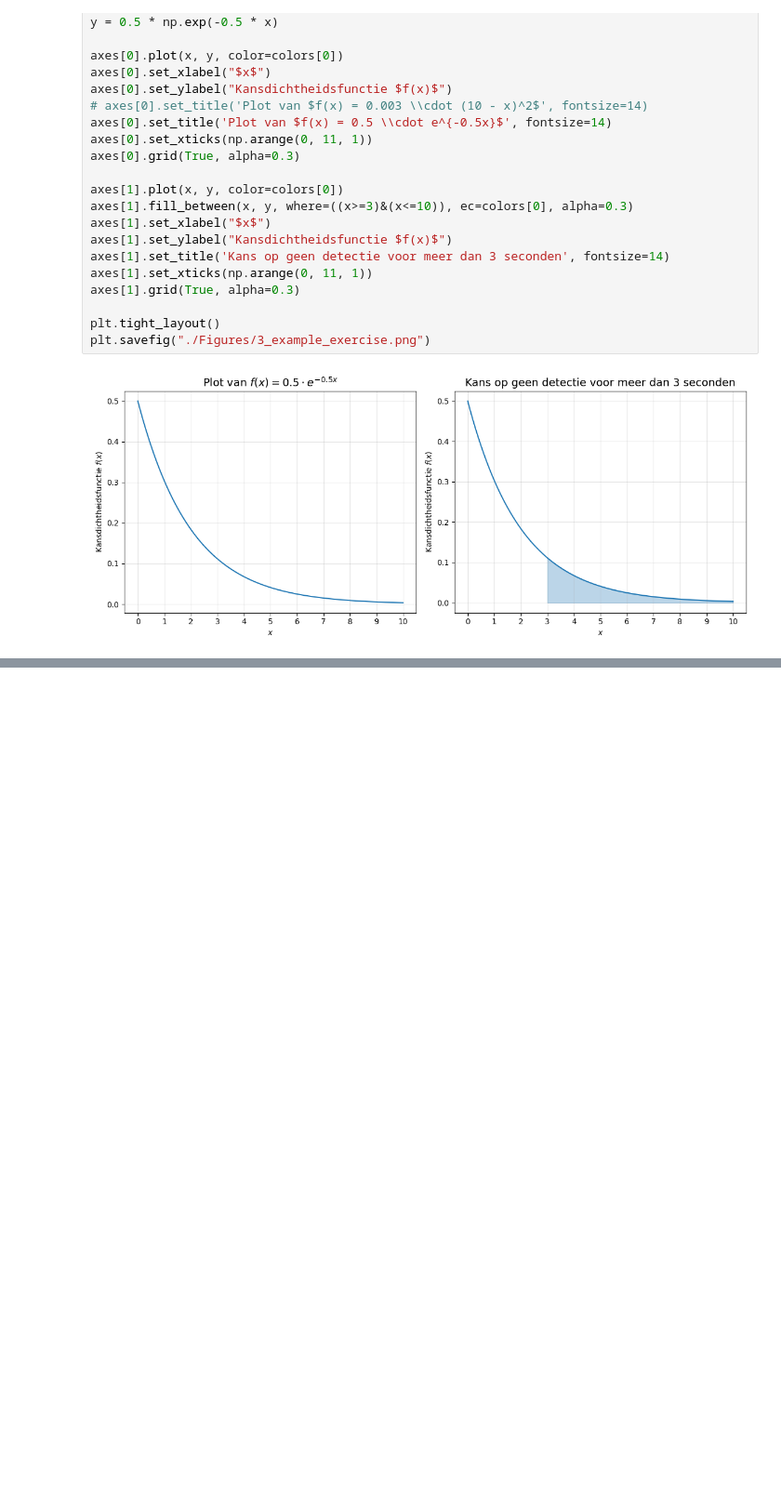
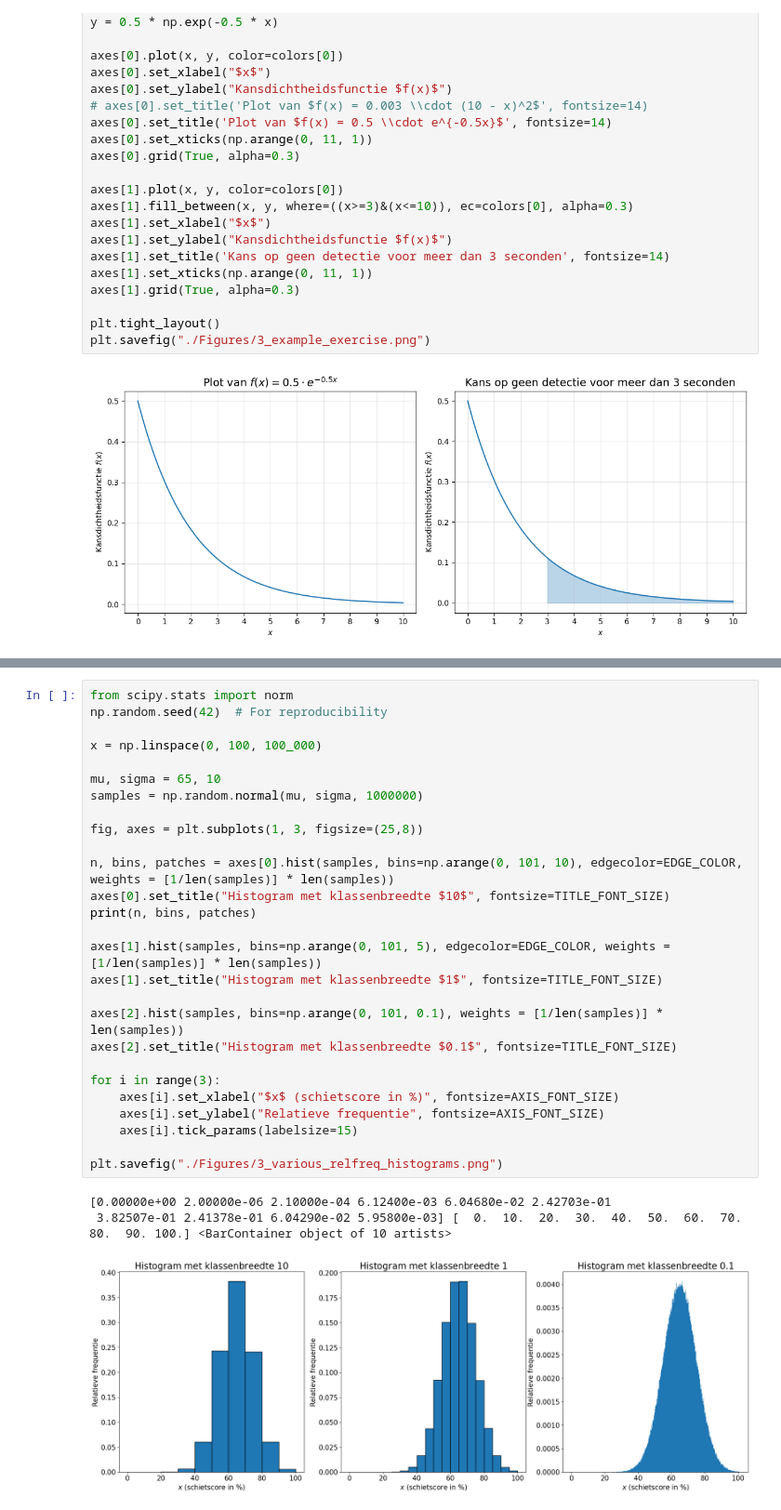
Before and after one commit to DBlom96/Statistiek, a Jupyter notebook: Python/ContinueKansvariabelen.ipynb, the cells around one changed output, grey strips where cells are left out. Shown at 93% size. Cells and saved outputs as stored; diff of their text form; blank space fills up the shorter version.

```diff
--- a/Python/ContinueKansvariabelen.ipynb
+++ b/Python/ContinueKansvariabelen.ipynb
@@ -146,0 +172,31 @@ plt.savefig("./Figures/3_example_exercise.png")
+# %%
+from scipy.stats import norm
+np.random.seed(42)  # For reproducibility
+
+x = np.linspace(0, 100, 100_000)
+
+mu, sigma = 65, 10
+samples = np.random.normal(mu, sigma, 1000000)
+
+fig, axes = plt.subplots(1, 3, figsize=(25,8))
+
+n, bins, patches = axes[0].hist(samples, bins=np.arange(0, 101, 10), edgecolor=EDGE_COLOR, weights = [1/len(samples)] * len(samples))
+axes[0].set_title("Histogram met klassenbreedte $10$", fontsize=TITLE_FONT_SIZE)
+print(n, bins, patches)
+
+axes[1].hist(samples, bins=np.arange(0, 101, 5), edgecolor=EDGE_COLOR, weights = [1/len(samples)] * len(samples))
+axes[1].set_title("Histogram met klassenbreedte $1$", fontsize=TITLE_FONT_SIZE)
+
+axes[2].hist(samples, bins=np.arange(0, 101, 0.1), weights = [1/len(samples)] * len(samples))
+axes[2].set_title("Histogram met klassenbreedte $0.1$", fontsize=TITLE_FONT_SIZE)
+
+for i in range(3):
+    axes[i].set_xlabel("$x$ (schietscore in %)", fontsize=AXIS_FONT_SIZE)
+    axes[i].set_ylabel("Relatieve frequentie", fontsize=AXIS_FONT_SIZE)
+    axes[i].tick_params(labelsize=15)
+
+plt.savefig("./Figures/3_various_relfreq_histograms.png")
+# %% [output]
+[0.00000e+00 2.00000e-06 2.10000e-04 6.12400e-03 6.04680e-02 2.42703e-01
+ 3.82507e-01 2.41378e-01 6.04290e-02 5.95800e-03] [  0.  10.  20.  30.  40.  50.  60.  70.  80.  90. 100.] <BarContainer object of 10 artists>
+[figure, added]
```
Also changed, not shown: parts of 10 cells of this notebook, 35 other files.
